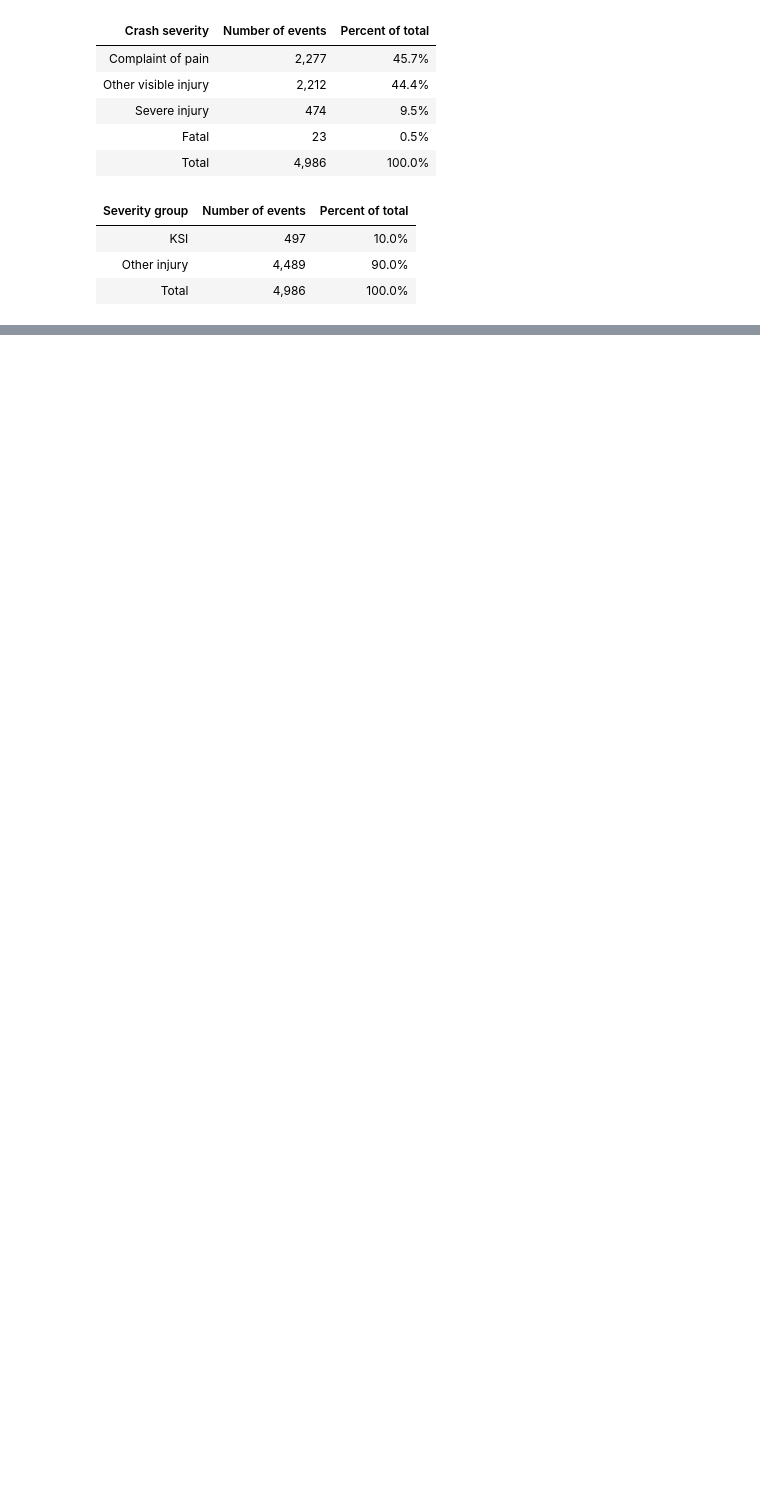
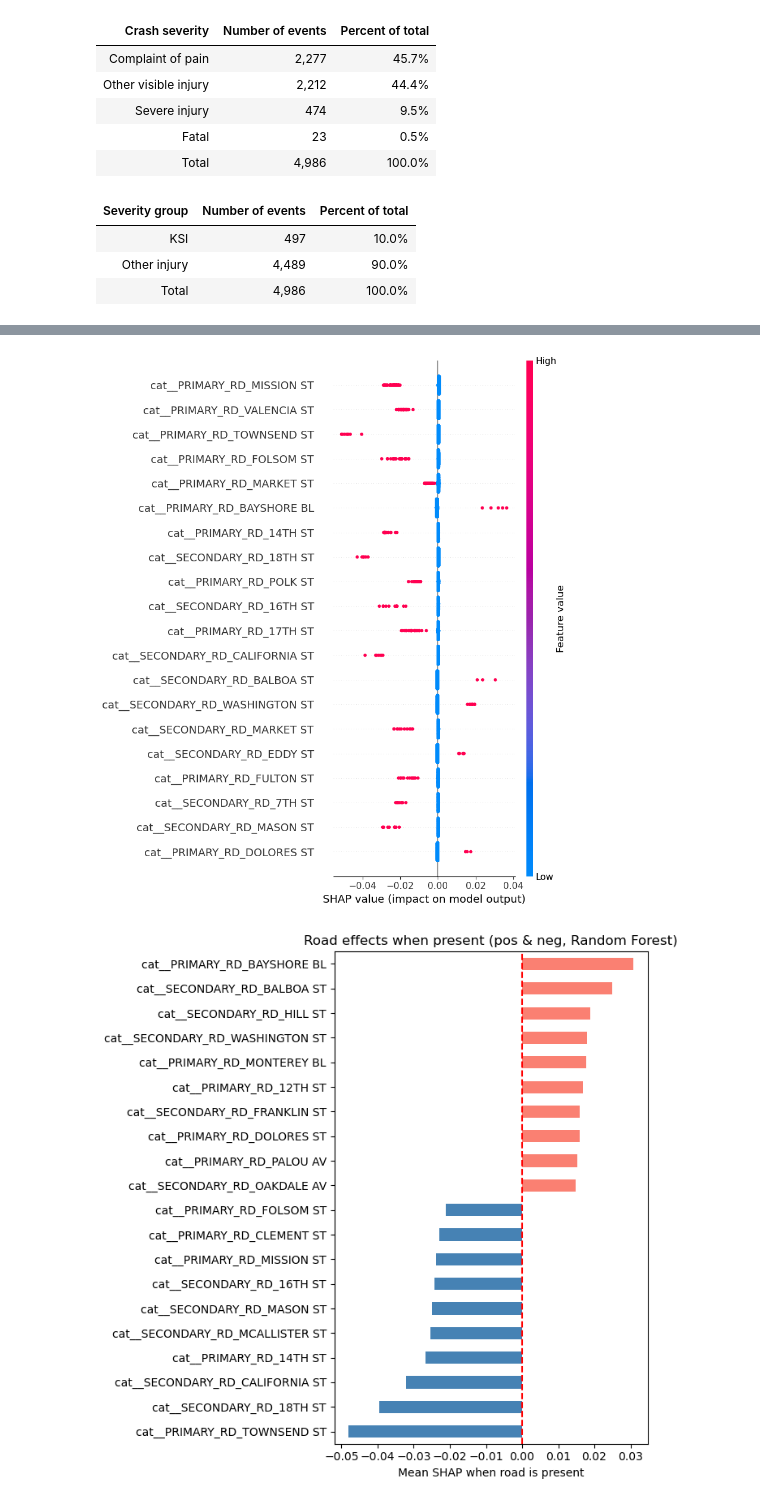
Before and after one commit to UCB-stat-159-f25/final-group07, a Jupyter notebook: Modelling.ipynb, the cells around one changed output, grey strips where cells are left out. Drawn from its saved outputs; the diff is of its cells as text; code cells hidden in the pictures; blank space fills up the shorter version.

Commit message:
Updated Modelling.ipynb and environment.yml plus added output figures from modelling

```diff
--- a/Modelling.ipynb
+++ b/Modelling.ipynb
@@ -90,0 +390,43 @@ display(table.style.hide(axis="index").format({"Number of events": "{:,}", "Perc
+# %%
+# Road features beeswarm
+plt.figure()
+shap.summary_plot(
+    shap_array[:, road_mask],
+    X_enc[:, road_mask],
+    feature_names=feature_names[road_mask],
+    max_display=20,
+    show=True,
+)
+plt.title("Road features SHAP (beeswarm)")
+plt.tight_layout()
+plt.savefig("figures/road_shap_beeswarm.png", dpi=300, bbox_inches="tight")
+plt.close()
+
+# Conditional mean SHAP when the road dummy = 1
+road_shap = shap_array[:, road_mask]
+road_feat = X_enc[:, road_mask]
+road_names = feature_names[road_mask]
+
+present_mean = []
+for j in range(road_shap.shape[1]):
+    m = road_feat[:, j] == 1
+    present_mean.append(road_shap[m, j].mean() if m.any() else 0.0)
+
+present_series = pd.Series(present_mean, index=road_names)
+top_pos = present_series.sort_values().tail(10)
+top_neg = present_series.sort_values().head(10)
+both = pd.concat([top_neg, top_pos])
+
+# Bar plot
+colors = ["steelblue" if v < 0 else "salmon" for v in both]
+both.plot(kind="barh", figsize=(7,7), color=colors)
+plt.axvline(0, color="red", linestyle="--")
+plt.xlabel("Mean SHAP when road is present")
+plt.title("Road effects when present (pos & neg, Random Forest)")
+plt.tight_layout()
+plt.savefig("figures/road_effects_SHAP_bar.png", dpi=300, bbox_inches="tight")
+plt.show()
+plt.close()
+# %% [output]
+[figure, added]
+[figure, added]
```
Also changed, not shown: parts of 18 cells of this notebook, 4 other files.
